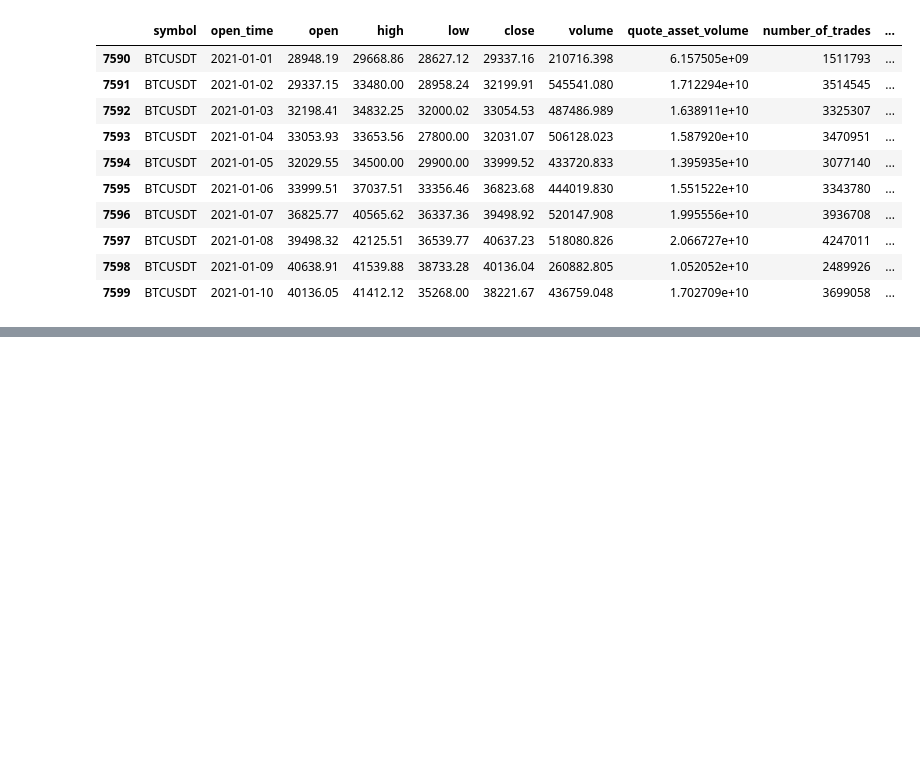
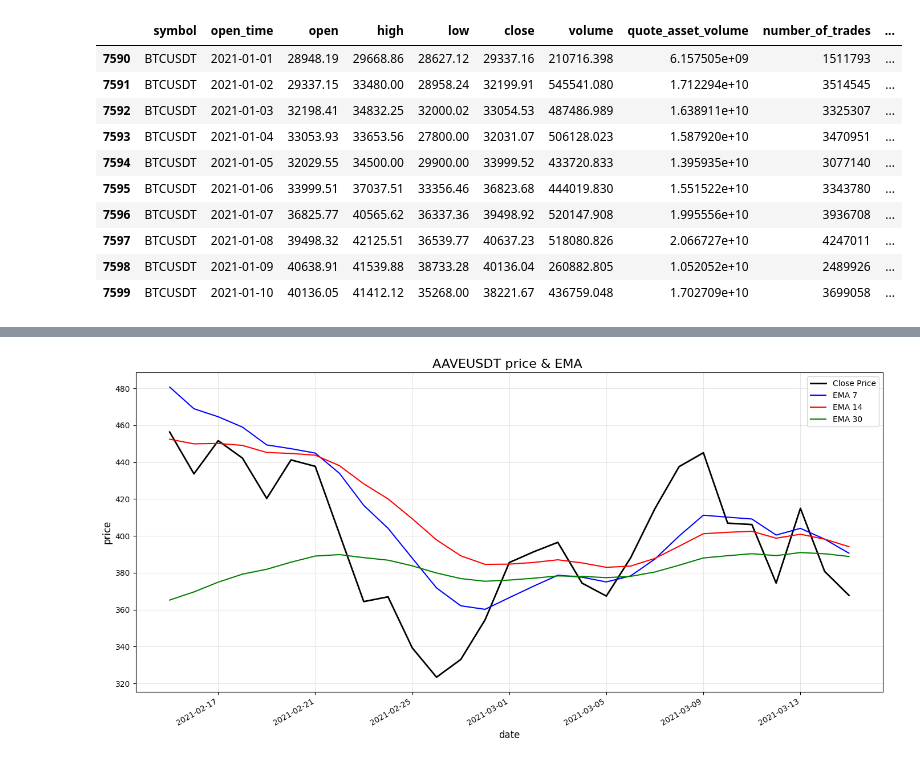
Before and after one commit to adenmao1202/crypto, a Jupyter notebook: Alpha-Research/ML/data_eda.ipynb, the cells around one changed output, grey strips where cells are left out. Cells and saved outputs as stored; diff of their text form; code cells hidden in the pictures; blank space fills up the shorter version.

```diff
--- a/Alpha-Research/ML/data_eda.ipynb
+++ b/Alpha-Research/ML/data_eda.ipynb
@@ -527,0 +714,82 @@ def plot_price_vs_vwap(symbol_name):
+# %%
+import pandas as pd
+import numpy as np
+import matplotlib.pyplot as plt
+import matplotlib.dates as mdates
+
+def plot_ema_with_price(df, symbol, windows=[7, 14, 30], start_date=None, end_date=None):
+    """
+    繪製特定加密貨幣的收盤價和多條 EMA 曲線
+
+    參數:
+    df : 包含價格和 EMA 數據的 DataFrame
+    symbol : 要繪製的加密貨幣代碼
+    windows : EMA 窗口大小列表
+    start_date, end_date : 可選，限制圖表的日期範圍
+    """
+    # 篩選特定加密貨幣的數據
+    symbol_data = df[df['symbol'] == symbol].copy()
+
+    # 如果提供了日期範圍，則進行篩選
+    if start_date:
+        symbol_data = symbol_data[symbol_data['open_time'] >= pd.to_datetime(start_date)]
+    if end_date:
+        symbol_data = symbol_data[symbol_data['open_time'] <= pd.to_datetime(end_date)]
+
+    # 創建圖表
+    plt.figure(figsize=(14, 7))
+
+    # 繪製收盤價
+    plt.plot(symbol_data['open_time'], symbol_data['close'], label='Close Price',
+             color='black', linewidth=2)
+
+    # 繪製不同窗口的 EMA 曲線
+    colors = ['blue', 'red', 'green', 'purple', 'orange', 'brown']
+    for i, window in enumerate(windows):
+        col_name = f'ema_{window}'
+        if col_name in symbol_data.columns:
+            color_idx = i % len(colors)  # 循環使用顏色列表
+            plt.plot(symbol_data['open_time'], symbol_data[col_name],
+                     label=f'EMA {window}', color=colors[color_idx], linewidth=1.5)
+
+    # 設置圖表格式
+    plt.title(f'{symbol} price & EMA ', fontsize=16)
+    plt.xlabel('date', fontsize=12)
+    plt.ylabel('price', fontsize=12)
+    plt.grid(True, alpha=0.3)
+    plt.legend(loc='best')
+
+    # 格式化 x 軸日期
+    plt.gca().xaxis.set_major_formatter(mdates.DateFormatter('%Y-%m-%d'))
+    plt.gca().xaxis.set_major_locator(mdates.AutoDateLocator())
+    plt.gcf().autofmt_xdate()
+
+    plt.tight_layout()
+    plt.show()
+
+
+
+# 繪製所有可用的 EMA 窗口
+def plot_all_symbols_ema(df, windows=[7, 14, 30], max_symbols=5):
+    """
+    為 DataFrame 中的前 N 個 symbols 繪製 EMA 圖表
+    """
+    # 獲取唯一的加密貨幣列表
+    unique_symbols = df['symbol'].unique()
+
+    # 限制繪製的加密貨幣數量
+    plot_symbols = unique_symbols[:min(max_symbols, len(unique_symbols))]
+
+    # 為每個加密貨幣繪製 EMA 圖表
+    for symbol in plot_symbols:
+        print(f"\n正在繪製 {symbol} 的 EMA 圖表...")
+        plot_ema_with_price(df, symbol, windows=windows)
+
+
+
+
+# 繪製特定日期範圍內的數據
+plot_ema_with_price(df, 'AAVEUSDT', windows=[7, 14, 30],
+                    start_date='2021-02-15', end_date='2021-03-15')
+# %% [output]
+[figure, added]
```
Also changed, not shown: parts of 25 cells of this notebook, 1 other file.
